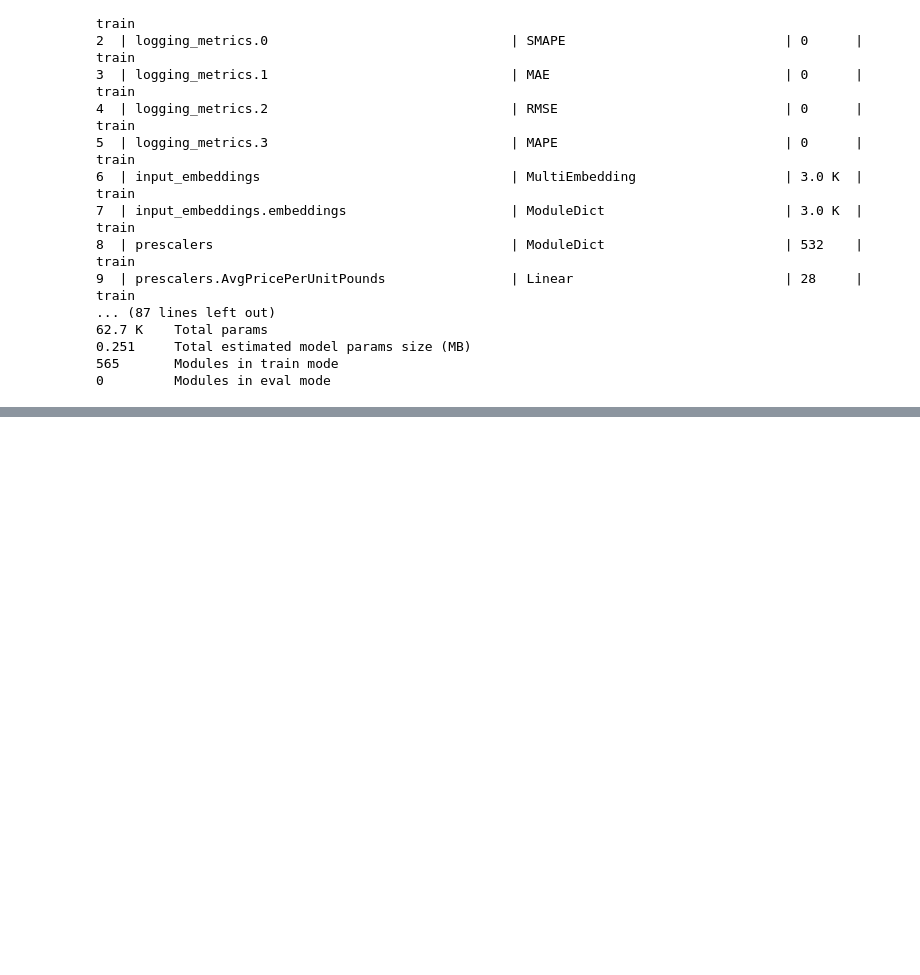
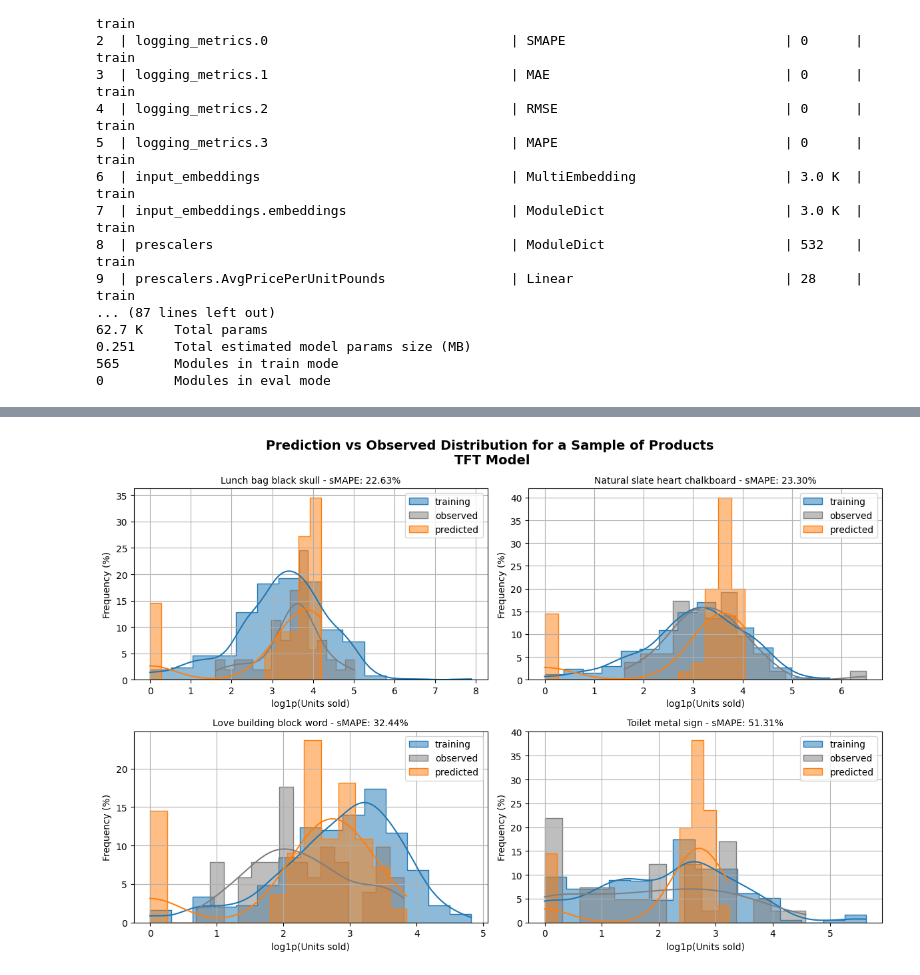
Before and after one commit to luizvalle/ieor4578_project2, a Jupyter notebook: notebooks/tft/tft_exploration4.ipynb, the cells around one changed output, grey strips where cells are left out. Saved outputs shown, nothing was run; the diff lists cells and outputs as text; code cells hidden in the pictures; blank space fills up the shorter version.

```diff
--- a/notebooks/tft/tft_exploration4.ipynb
+++ b/notebooks/tft/tft_exploration4.ipynb
@@ -450,0 +1116,12 @@ print(summary)
+# %%
+plot_log_units_histogram(
+    products=combined_sample.index.tolist(),
+    train_df=train_df,
+    val_df=val_and_test_df,
+    forecast_df=forecast_matrix,
+    smape_series=h1_smape,
+    title="Prediction vs Observed Distribution for a Sample of Products \nTFT Model",
+    ncols=2
+)
+# %% [output]
+[figure, added]
```
Also changed, not shown: parts of 34 cells of this notebook.
